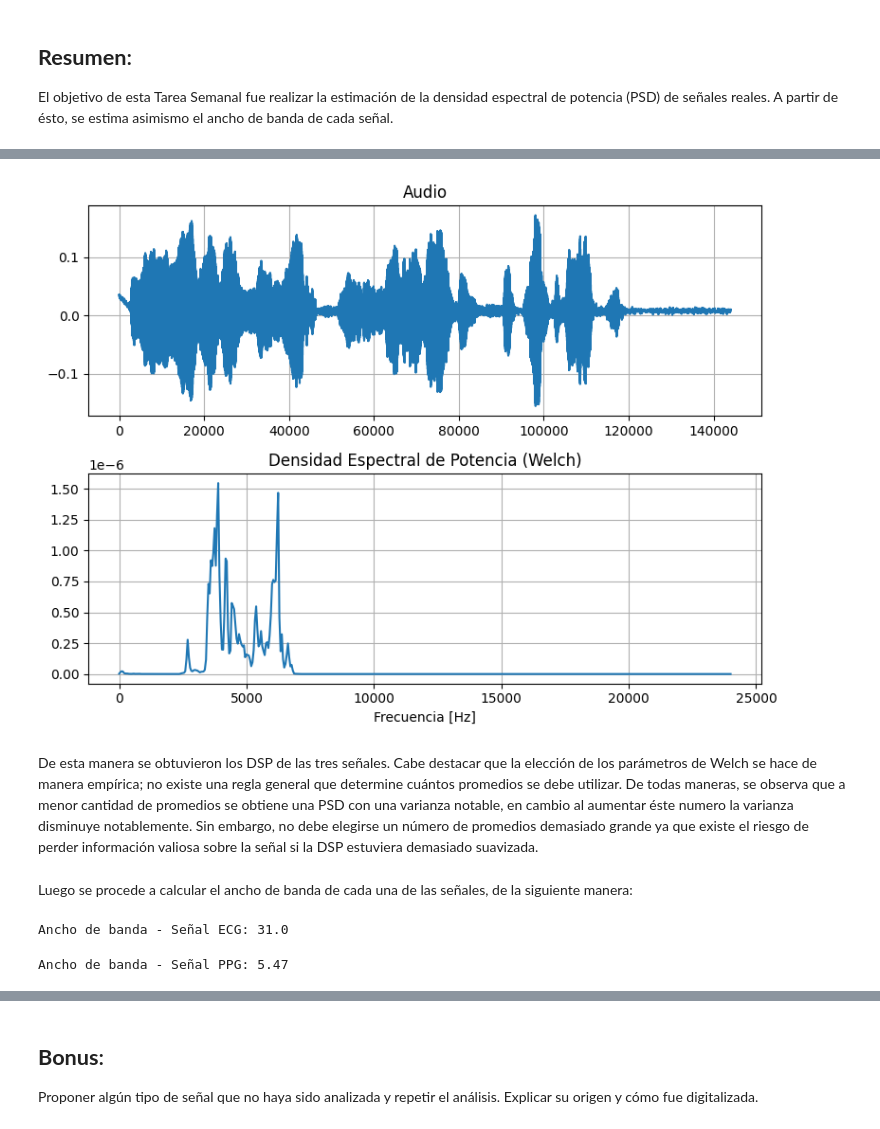
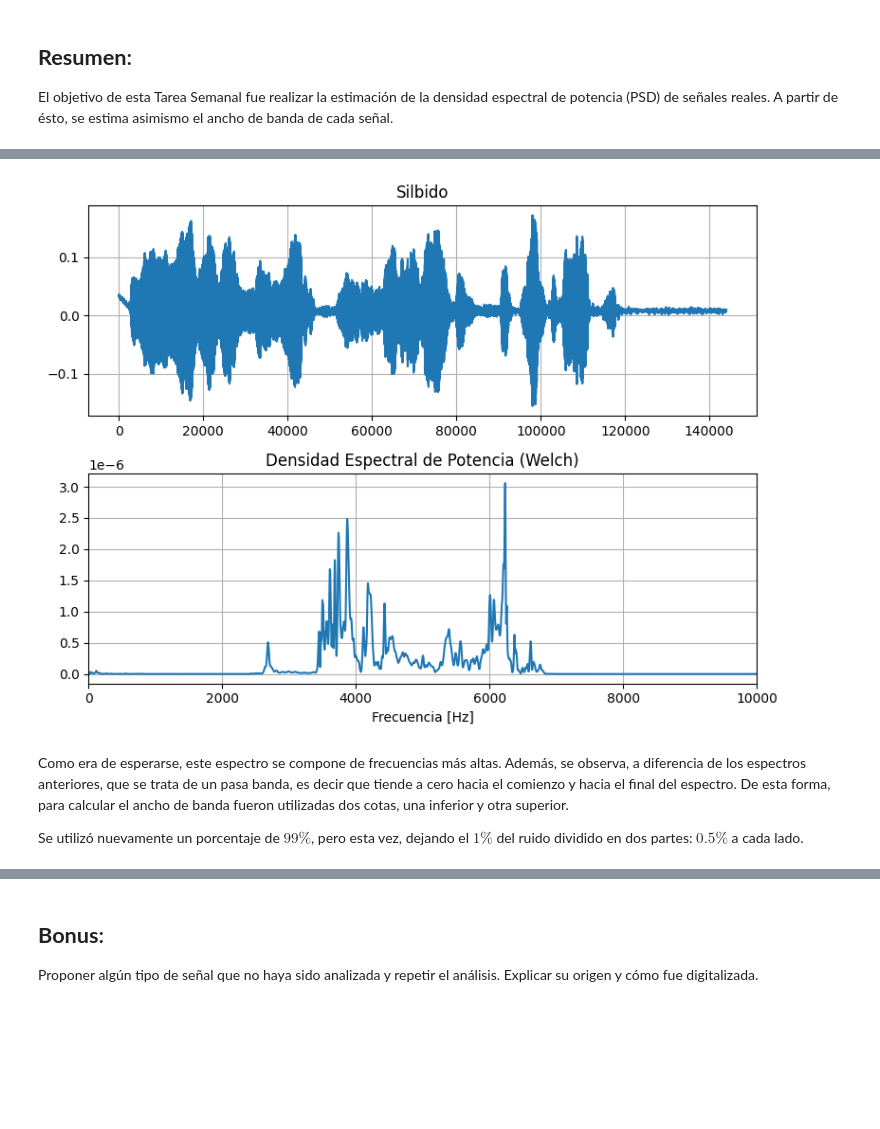
Before and after one commit to mtaranilla/APS_2025, a Jupyter notebook: TS_TARANILLA_SALGADO/TS5_PSD_BandWidth/TS5_Ancho_de_Banda_TARANILLA_SALGADO.ipynb, the cells around one changed output, grey strips where cells are left out. Saved outputs shown, nothing was run; the diff lists cells and outputs as text; code cells hidden in the pictures; blank space fills up the shorter version.

```diff
--- a/TS_TARANILLA_SALGADO/TS5_PSD_BandWidth/TS5_Ancho_de_Banda_TARANILLA_SALGADO.ipynb
+++ b/TS_TARANILLA_SALGADO/TS5_PSD_BandWidth/TS5_Ancho_de_Banda_TARANILLA_SALGADO.ipynb
@@ -129,72 +186,37 @@ Para finalizar, se repiten los pasos detallados anteriormente para una señal de
 # %%
-fs_audio, wav_data = sio.wavfile.read('silbido.wav')
+# Silbido
+fs_silbido, wav_data_silbido = sio.wavfile.read('silbido.wav')
 
-N_audio = wav_data.shape[0]
+N_silbido = wav_data.shape[0]
 
 plt.figure(figsize=(8, 6))
 plt.subplot(2,1,1)
-plt.title("Audio")
+plt.title("Silbido")
 plt.grid(True)
-plt.plot(wav_data)
-
-# Para poder escuchar el audio:
-# import sounddevice as sd
-# sd.play(wav_data, fs_audio)
+plt.plot(wav_data_silbido)
 
 #PARAMETROS WELCH
+cant_promedios_silbido = 30
+nperseg_silbido = N_silbido // cant_promedios_silbido
+nfft_silbido = 2 * nperseg_silbido
+win_silbido = "hamming"
 
-cant_promedios_audio = 30
-nperseg_audio = N // cant_promedios_audio
-nfft_audio = 1 * nperseg_audio
-win_audio = "hamming"
+f_silbido, Pxx_silbido = sig.welch(wav_data_silbido, fs=fs_silbido, window = win_silbido, nperseg=nperseg_silbido, nfft=nfft_silbido)
 
-f_audio, Pxx_audio = sig.welch(wav_data, fs=fs_audio, window = win_audio, nperseg=nperseg_audio, nfft=nfft_audio)
-
-#Gráfico de la PSD - Audio
+#Gráfico de la PSD
 plt.subplot(2,1,2)
-plt.plot(f_audio, Pxx_audio)
+plt.plot(f_silbido, Pxx_silbido)
 plt.title("Densidad Espectral de Potencia (Welch)")
 plt.xlabel("Frecuencia [Hz]")
 plt.grid(True)
+plt.xlim((0,10000))
+
 plt.tight_layout()
 plt.show()
 # %% [output]
-[figure, old version]
+[figure, new version]
-# %% [markdown]
-De esta manera se obtuvieron los DSP de las tres señales.
-Cabe destacar que la elección de los parámetros de Welch se hace de manera empírica; no existe una regla general que determine cuántos promedios se debe utilizar. De todas maneras, se observa que a menor cantidad de promedios se obtiene una PSD con una varianza notable, en cambio al aumentar éste numero la varianza disminuye notablemente. Sin embargo, no debe elegirse un número de promedios demasiado grande ya que existe el riesgo de perder información valiosa sobre la señal si la DSP estuviera demasiado suavizada.
-# %% [markdown]
-Luego se procede a calcular el ancho de banda de cada una de las señales, de la siguiente manera:
-# %%
-#ANCHO DE BANDA ECG
-porcentaje = 0.99
-
-pot_acum = np.cumsum(Pxx)
-pot_acum_norm = pot_acum / pot_acum[-1]  # normalizo, estoy accediendo a la ultima posición del vector cumsum que es el total
-
-# Encuentro el índice donde la potencia supera el 99%
-index_bw = np.where(pot_acum_norm >= porcentaje)[0][0]
-
-#np.where devuelve tupla de arrays, uno por cada dimensión.
-#Primer [0] → extrae el array de índices de la tupla que devuelve np.where.
-#Segundo [0] → toma el primer elemento de ese array.
-
-# Frecuencia correspondiente
-freq_bw = f[index_bw]
-print(f"Ancho de banda - Señal ECG:", freq_bw)
-# %% [output]
-Ancho de banda - Señal ECG: 31.0
-# %%
-#ANCHO DE BANDA PPG
-porcentaje_ppg = 0.99
-
-pot_acum_ppg = np.cumsum(Pxx_ppg)
-pot_acum_norm_ppg = pot_acum_ppg / pot_acum_ppg[-1]
-
-index_bw_ppg = np.where(pot_acum_norm_ppg >= porcentaje_ppg)[0][0]
-
-freq_bw_ppg = f_ppg[index_bw_ppg]
-print(f"Ancho de banda - Señal PPG: {freq_bw_ppg:.2f}")
-# %% [output]
-Ancho de banda - Señal PPG: 5.47
+# %% [markdown]
+Como era de esperarse, este espectro se compone de frecuencias más altas. Además, se observa, a diferencia de los espectros anteriores, que se trata de un pasa banda, es decir que tiende a cero hacia el comienzo y hacia el final del espectro. De esta forma, para calcular el ancho de banda fueron utilizadas dos cotas, una inferior y otra superior.
+
+Se utilizó nuevamente un porcentaje de $99\%$, pero esta vez, dejando el $1\%$ del ruido dividido en dos partes: $0.5\%$ a cada lado.
 # %%
```
Also changed, not shown: parts of 28 cells of this notebook.
